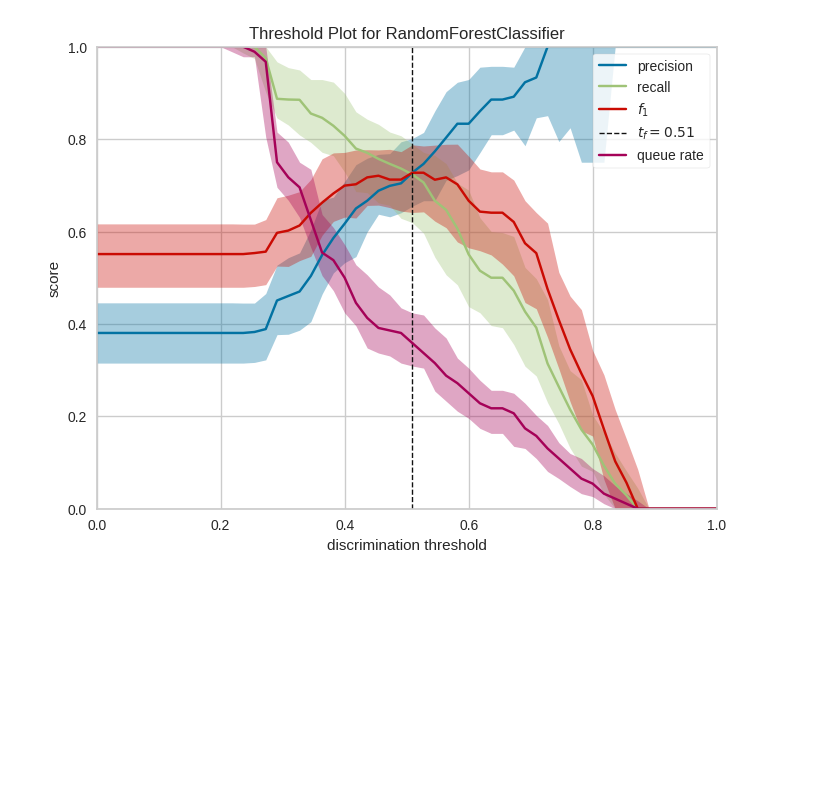
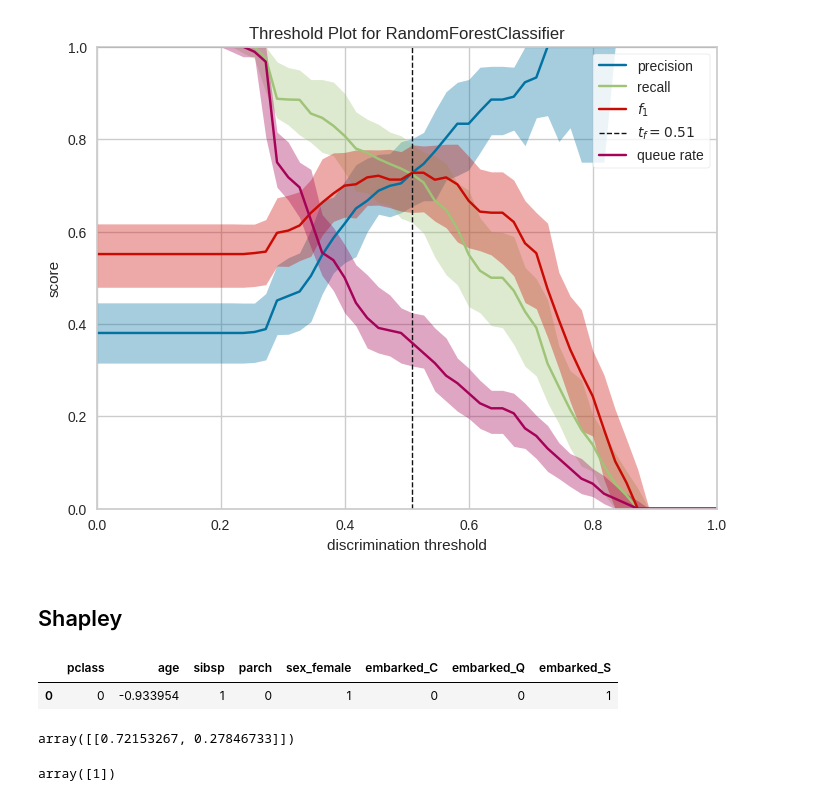
Before and after one commit to nortonvanz/ML_Pocket_Reference, a Jupyter notebook: notebooks/Titanic.ipynb, the cells around one changed output. Drawn from its saved outputs; the diff is of its cells as text; code cells hidden in the pictures; blank space fills up the shorter version.

```diff
--- a/notebooks/Titanic.ipynb
+++ b/notebooks/Titanic.ipynb
@@ -1023,0 +1031,2 @@ dt_viz.poof();
+# %% [markdown]
+## Shapley
@@ -1023,0 +1044,12 @@ dt_viz.poof();
+# %%
+#Visualizar o primeiro passageiro
+X_train[:1]
+#é uma mulher
+# %% [output]
+|  | pclass | age | sibsp | parch | sex_female | embarked_C | embarked_Q | embarked_S |
+| 0 | 0 | -0.933954 | 1 | 0 | 1 | 0 | 0 | 1 |
+# %%
+#Probabilidades do primeiro passageiro sobreviver ou não
+rf_balanced.predict_proba(X_train.iloc[[1]])
+# %% [output]
+array([[0.72153267, 0.27846733]])
@@ -1023,0 +1058,5 @@ dt_viz.poof();
+# %%
+#confirmar que previu survived=1 (sim)
+rf_balanced.predict(X_train.iloc[:1])
+# %% [output]
+array([1])
```
Also changed, not shown: parts of 21 cells of this notebook.
